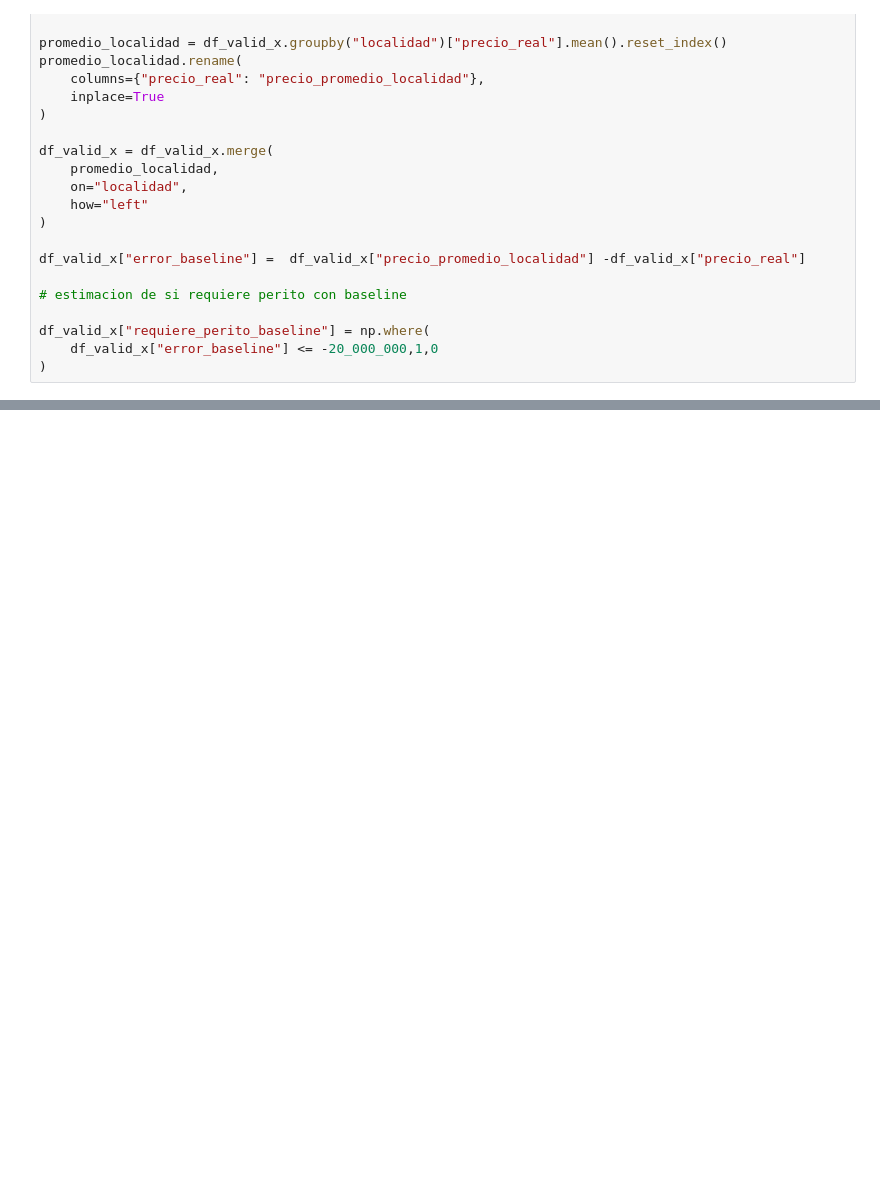
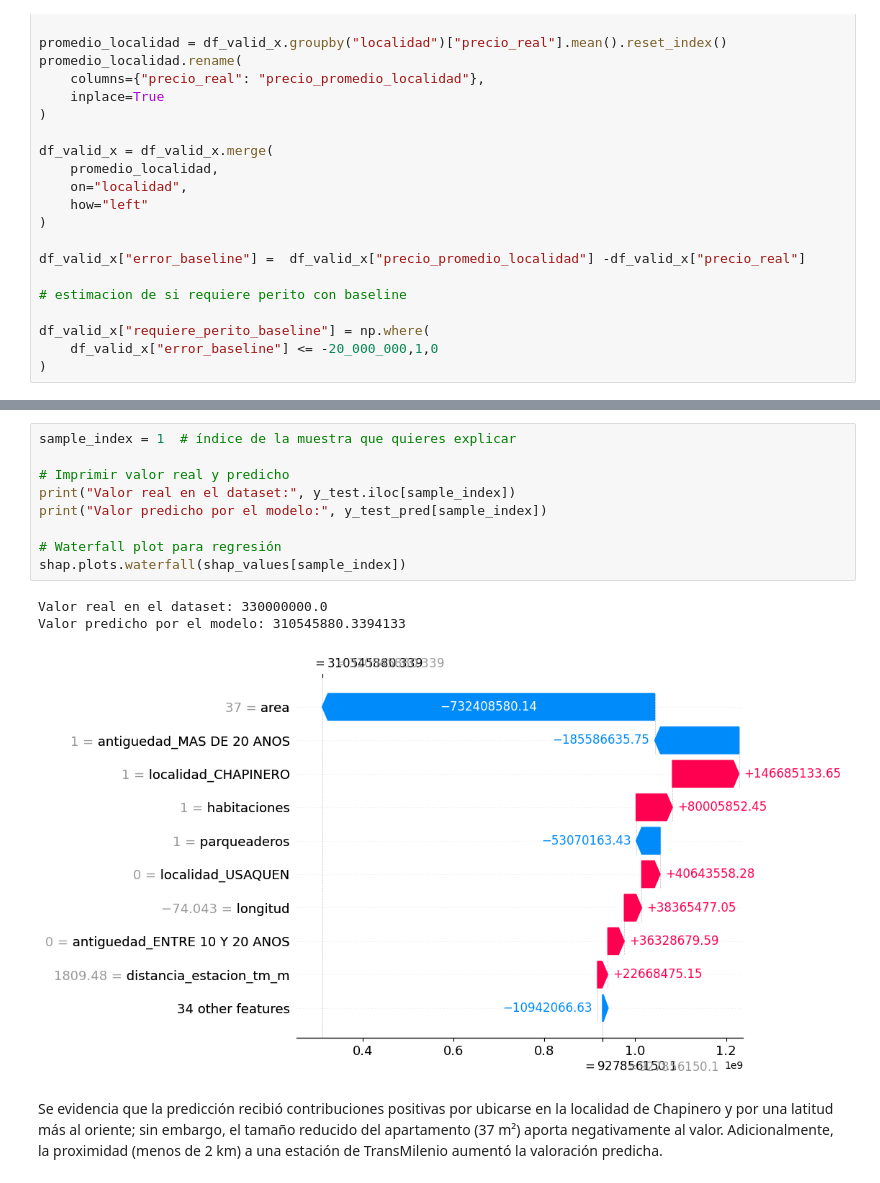
Before and after one commit to Traintain/MINE4101-202520-Taller2, a Jupyter notebook: taller_copy.ipynb, the cells around one changed output, grey strips where cells are left out. Saved outputs shown, nothing was run; the diff lists cells and outputs as text; blank space fills up the shorter version.

```diff
--- a/taller_copy.ipynb
+++ b/taller_copy.ipynb
@@ -883,0 +972,15 @@ weighted avg       0.55      0.55      0.55      4015
+# %%
+sample_index = 1  # índice de la muestra que quieres explicar
+
+# Imprimir valor real y predicho
+print("Valor real en el dataset:", y_test.iloc[sample_index])
+print("Valor predicho por el modelo:", y_test_pred[sample_index])
+
+# Waterfall plot para regresión
+shap.plots.waterfall(shap_values[sample_index])
+# %% [output]
+Valor real en el dataset: 330000000.0
+Valor predicho por el modelo: 310545880.3394133
+[figure, added]
+# %% [markdown]
+Se evidencia que la predicción recibió contribuciones positivas por ubicarse en la localidad de Chapinero y por una latitud más al oriente; sin embargo, el tamaño reducido del apartamento (37 m²) aporta negativamente al valor. Adicionalmente, la proximidad (menos de 2 km) a una estación de TransMilenio aumentó la valoración predicha.
```
Also changed, not shown: parts of 13 cells of this notebook.
